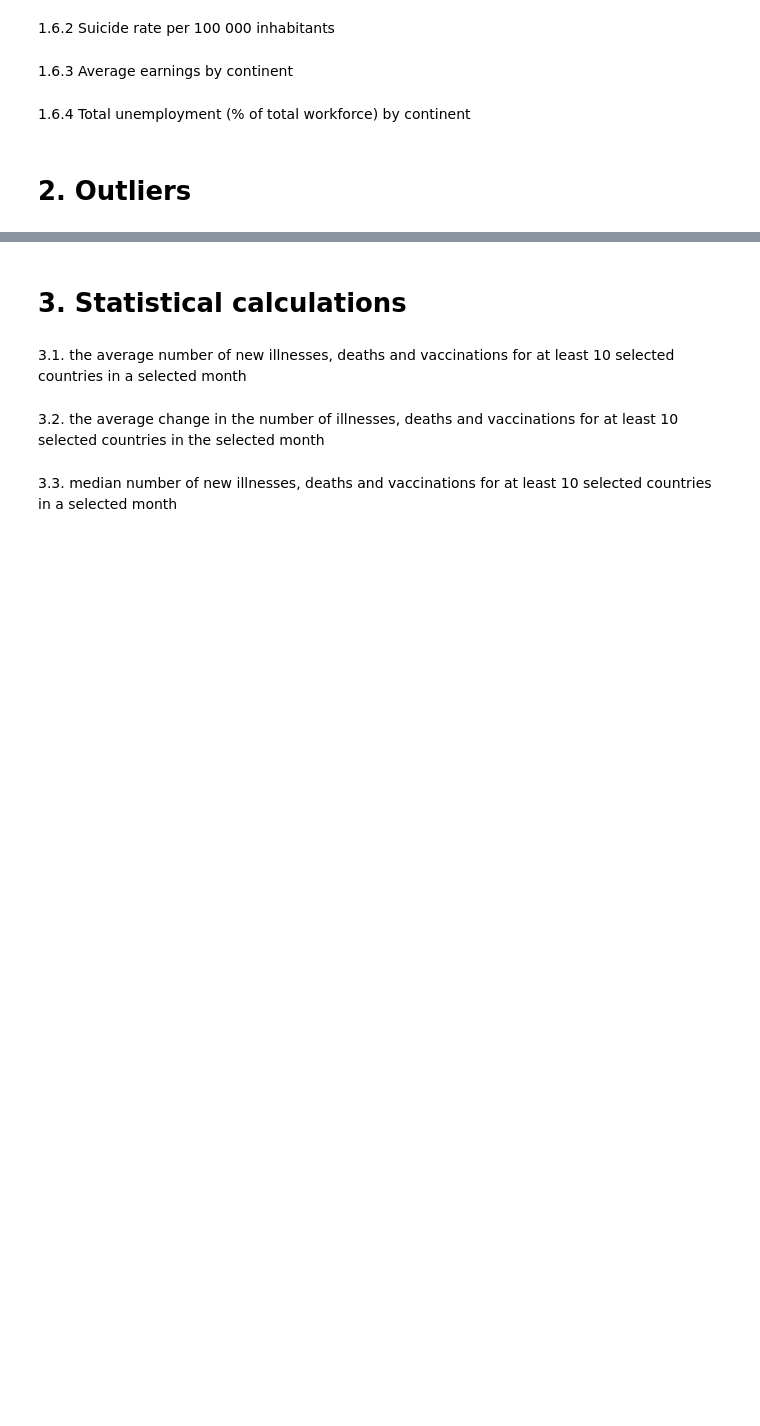
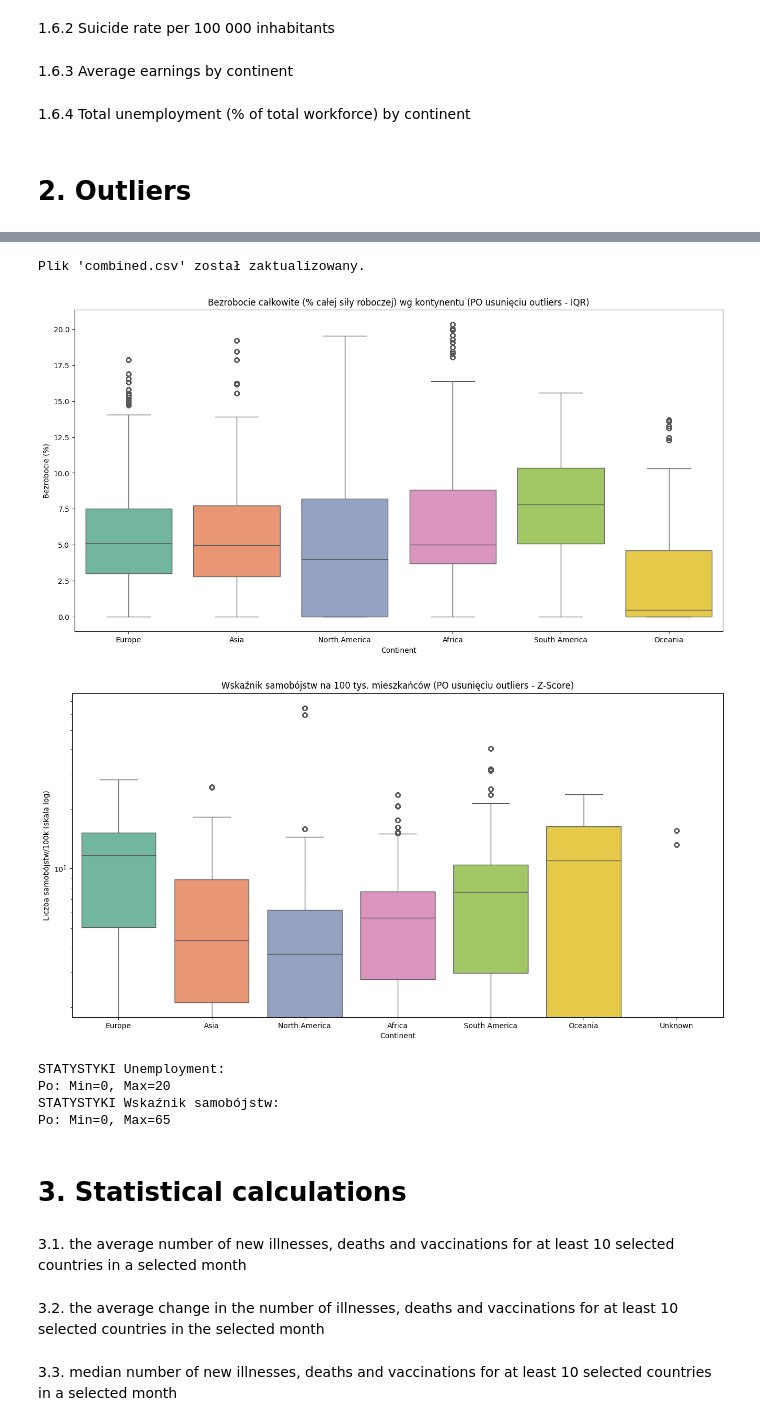
Before and after one commit to Pietras567/BigData, a Jupyter notebook: Task2/data_aggregation_normalization.ipynb, the cells around one changed output, grey strips where cells are left out. Cells and saved outputs as stored; diff of their text form; code cells hidden in the pictures; blank space fills up the shorter version.

```diff
--- a/Task2/data_aggregation_normalization.ipynb
+++ b/Task2/data_aggregation_normalization.ipynb
@@ -258,3 +308,52 @@ print(f"Liczba wierszy po zastąpieniu wartości odstających: {len(df)}")
+# %%
+# Zapisanie zmodyfikowanych danych
+df.to_csv('data/combined.csv', index=False)
+print("\nPlik 'combined.csv' został zaktualizowany.")
+
+# Wykres dla populacji (po zmianach)
+plt.figure(figsize=(16, 8))
+sns.boxplot(
+    x='Continent',
+    y='Unemployment, total (% of total labor force)',
+    data=df[df['Continent'] != 'Unknown'],
+    hue='Continent',
+    palette='Set2',
+    legend=False
+)
+plt.title('Bezrobocie całkowite (% całej siły roboczej) wg kontynentu (PO usunięciu outliers - IQR)')
+plt.ylabel('Bezrobocie (%)')
+# plt.yscale('log')
+plt.show()
+
+
+# Wykres dla PKB (po zmianach)
+plt.figure(figsize=(16, 8))
+sns.boxplot(
+    x='Continent',
+    y='SuicideRate_BothSexes_RatePer100k',
+    data=df,
+    hue='Continent',
+    palette='Set2',
+    legend=False
+)
+plt.title('Wskaźnik samobójstw na 100 tys. mieszkańców (PO usunięciu outliers - Z-Score)')
+plt.ylabel('Liczba samobójstw/100k (skala log)')
+plt.yscale('log')
+plt.show()
+
+# Statystyki po
+print("\nSTATYSTYKI Unemployment:")
+print(f"Po: Min={df['Unemployment, total (% of total labor force)'].min():.0f}, Max={df['Unemployment, total (% of total labor force)'].max():.0f}")
+print("STATYSTYKI Wskaźnik samobójstw:")
+print(f"Po: Min={df['SuicideRate_BothSexes_RatePer100k'].min():.0f}, Max={df['SuicideRate_BothSexes_RatePer100k'].max():.0f}")
+# %% [output]
+Plik 'combined.csv' został zaktualizowany.
+[figure, added]
+[figure, added]
+STATYSTYKI Unemployment:
+Po: Min=0, Max=20
+STATYSTYKI Wskaźnik samobójstw:
+Po: Min=0, Max=65
 # %% [markdown]
 <h1>3. Statistical calculations</h1>
 # %% [markdown]
```
Also changed, not shown: parts of 5 cells of this notebook.
